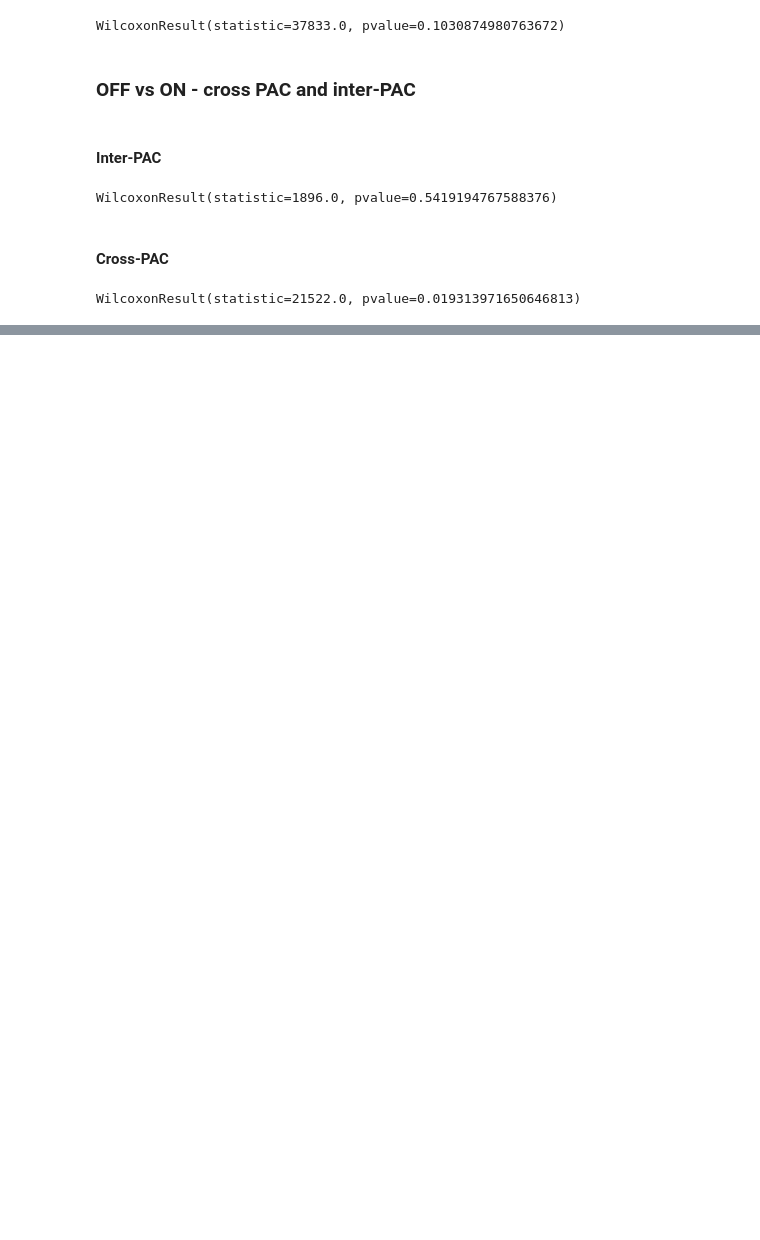
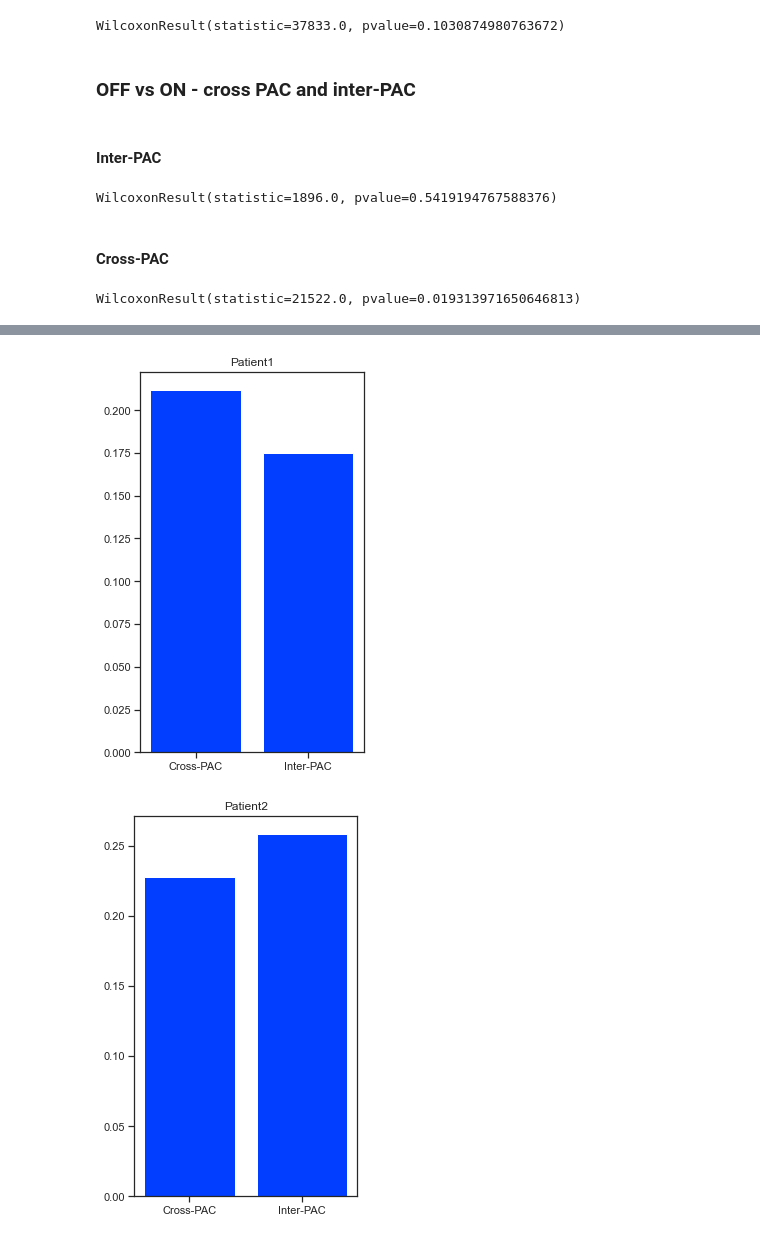
Before and after one commit to atimcenko/pac, a Jupyter notebook: dev_pac_comparison.ipynb, the cells around one changed output, grey strips where cells are left out. Cells and saved outputs as stored; diff of their text form; code cells hidden in the pictures; blank space fills up the shorter version.

```diff
--- a/dev_pac_comparison.ipynb
+++ b/dev_pac_comparison.ipynb
@@ -467,0 +358,5 @@ print(counter_on)
+# %%
+filename = "beta_hfo_pac_powers_REST.csv"
+
+data = pd.read_csv(filename, sep=',', index_col=0)
+data.head()
@@ -467,0 +373,19 @@ print(counter_on)
+# %%
+THRESHOLD = 5e-4
+
+for patient_name in ["Patient" + str(i) for i in range(1, 7)]:
+
+    df = data[data.patient == patient_name]
+    n_cross = df[df.is_cross_pac == 1].count()[0]
+    n_intra = df[df.is_cross_pac == 0].count()[0]
+
+    df_sig = df[df.pac_power_p09 >= THRESHOLD]
+    n_cross_sig = df_sig[df_sig.is_cross_pac == 1].count()[0]
+    n_intra_sig = df_sig[df_sig.is_cross_pac == 0].count()[0]
+
+    plt.figure(figsize=(4, 7))
+    plt.title(f"{patient_name}")
+    plt.bar(["Cross-PAC", "Inter-PAC"], [n_cross_sig/n_cross, n_intra_sig/n_intra])
+# %% [output]
+[figure, added]
+[figure, added]
```
Also changed, not shown: parts of 33 cells of this notebook, 5 other files.
